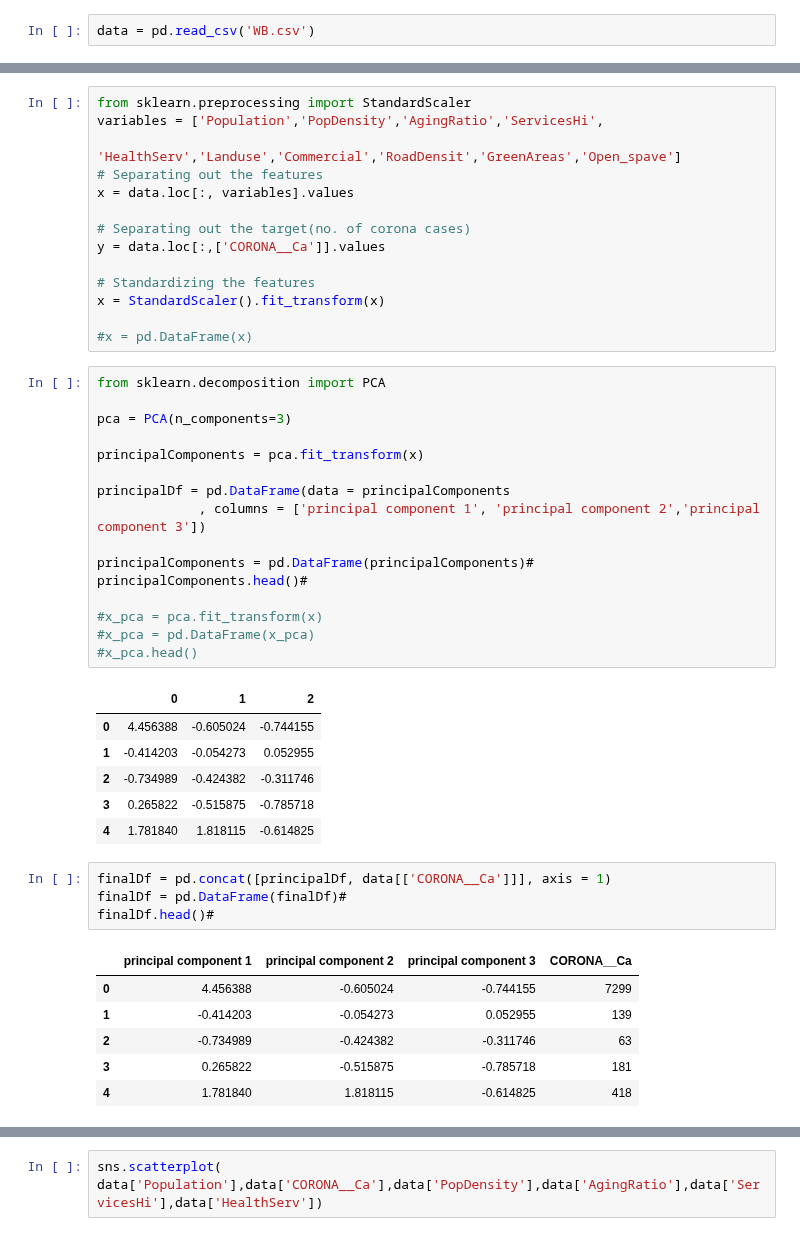
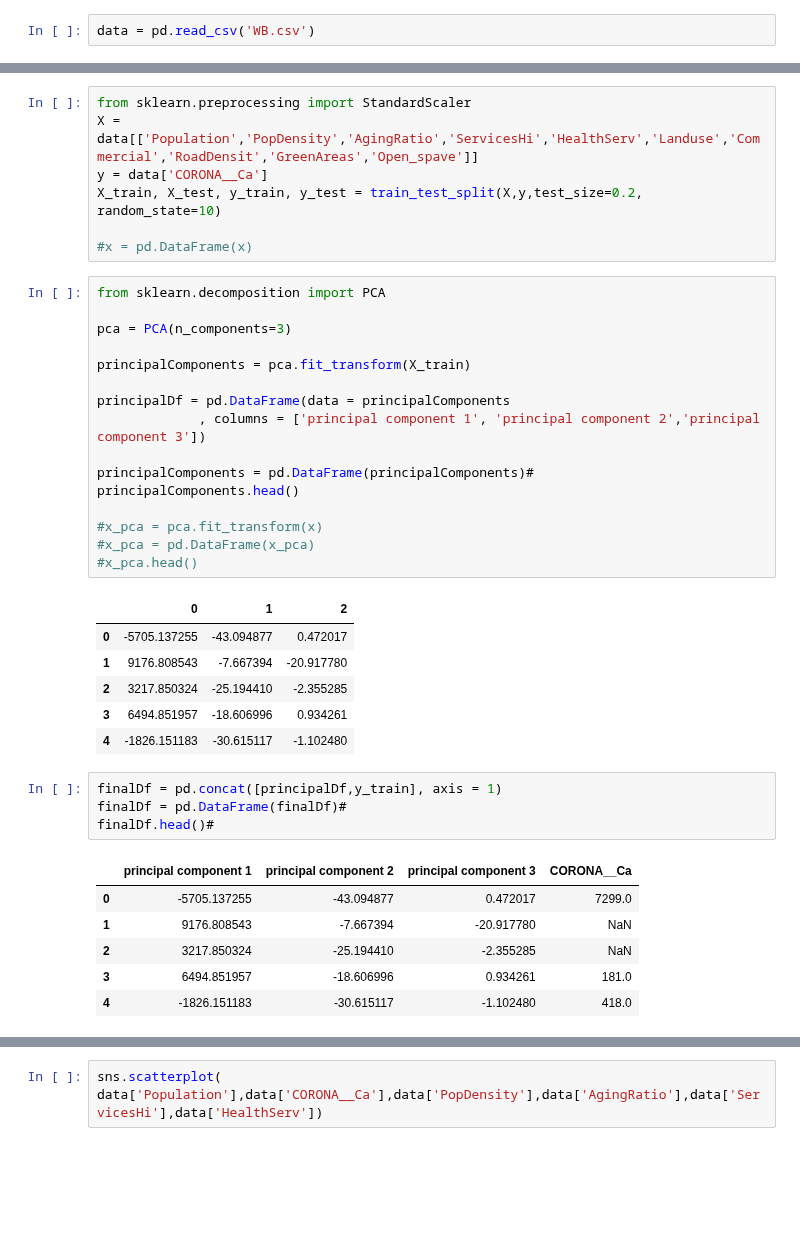
Before and after one commit to saja-aish12/MachineLearning, a Jupyter notebook: machine_project.ipynb, the cells around one changed output, grey strips where cells are left out. Cells and saved outputs as stored; diff of their text form; blank space fills up the shorter version.

```diff
--- a/machine_project.ipynb
+++ b/machine_project.ipynb
@@ -29,16 +33,9 @@ data.head()
 | 4 | 4 | 24 | ??? ??? | Beit Ummar | 418 | 18202 | 2.00 | 0.03300 | 2 | ... |
 # %%
 from sklearn.preprocessing import StandardScaler
-variables = ['Population','PopDensity','AgingRatio','ServicesHi',
-             'HealthServ','Landuse','Commercial','RoadDensit','GreenAreas','Open_spave']
-# Separating out the features
-x = data.loc[:, variables].values
-
-# Separating out the target(no. of corona cases)
-y = data.loc[:,['CORONA__Ca']].values
-
-# Standardizing the features
-x = StandardScaler().fit_transform(x)
+X = data[['Population','PopDensity','AgingRatio','ServicesHi','HealthServ','Landuse','Commercial','RoadDensit','GreenAreas','Open_spave']]
+y = data['CORONA__Ca']
+X_train, X_test, y_train, y_test = train_test_split(X,y,test_size=0.2, random_state=10)
 
 #x = pd.DataFrame(x)
 # %%
@@ -46,32 +43,32 @@ from sklearn.decomposition import PCA
 
 pca = PCA(n_components=3)
 
-principalComponents = pca.fit_transform(x)
+principalComponents = pca.fit_transform(X_train)
 
 principalDf = pd.DataFrame(data = principalComponents
              , columns = ['principal component 1', 'principal component 2','principal component 3'])
 
 principalComponents = pd.DataFrame(principalComponents)#
-principalComponents.head()#
+principalComponents.head()
 
 #x_pca = pca.fit_transform(x)
 #x_pca = pd.DataFrame(x_pca)
 #x_pca.head()
 # %% [output]
 |  | 0 | 1 | 2 |
-| 0 | 4.456388 | -0.605024 | -0.744155 |
-| 1 | -0.414203 | -0.054273 | 0.052955 |
-| 2 | -0.734989 | -0.424382 | -0.311746 |
-| 3 | 0.265822 | -0.515875 | -0.785718 |
-| 4 | 1.781840 | 1.818115 | -0.614825 |
+| 0 | -5705.137255 | -43.094877 | 0.472017 |
+| 1 | 9176.808543 | -7.667394 | -20.917780 |
+| 2 | 3217.850324 | -25.194410 | -2.355285 |
+| 3 | 6494.851957 | -18.606996 | 0.934261 |
+| 4 | -1826.151183 | -30.615117 | -1.102480 |
 # %%
-finalDf = pd.concat([principalDf, data[['CORONA__Ca']]], axis = 1)
+finalDf = pd.concat([principalDf,y_train], axis = 1)
 finalDf = pd.DataFrame(finalDf)#
 finalDf.head()#
 # %% [output]
 |  | principal component 1 | principal component 2 | principal component 3 | CORONA__Ca |
-| 0 | 4.456388 | -0.605024 | -0.744155 | 7299 |
-| 1 | -0.414203 | -0.054273 | 0.052955 | 139 |
-| 2 | -0.734989 | -0.424382 | -0.311746 | 63 |
-| 3 | 0.265822 | -0.515875 | -0.785718 | 181 |
-| 4 | 1.781840 | 1.818115 | -0.614825 | 418 |
+| 0 | -5705.137255 | -43.094877 | 0.472017 | 7299.0 |
+| 1 | 9176.808543 | -7.667394 | -20.917780 | NaN |
+| 2 | 3217.850324 | -25.194410 | -2.355285 | NaN |
+| 3 | 6494.851957 | -18.606996 | 0.934261 | 181.0 |
+| 4 | -1826.151183 | -30.615117 | -1.102480 | 418.0 |
```
Also changed, not shown: parts of 12 cells of this notebook.
